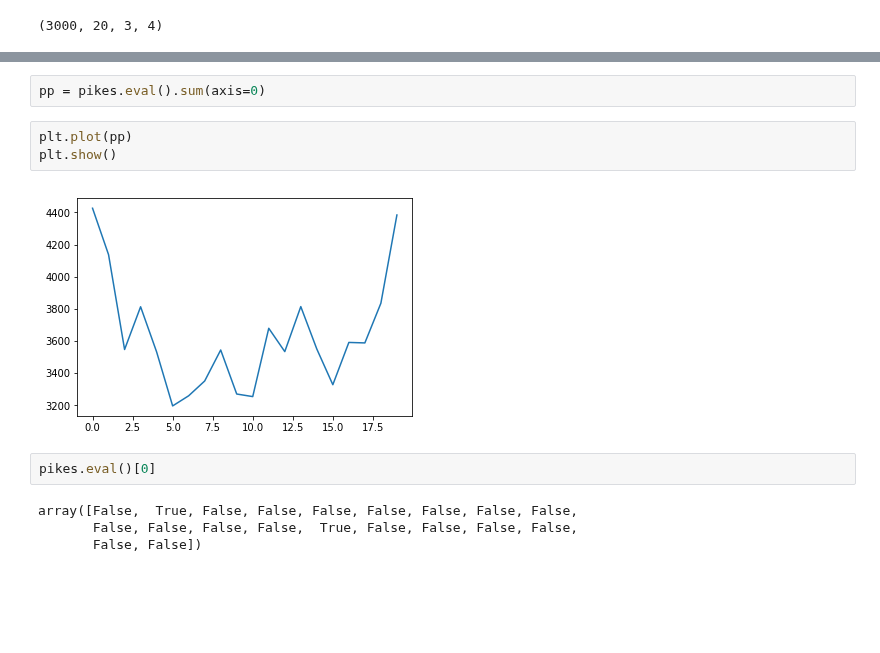
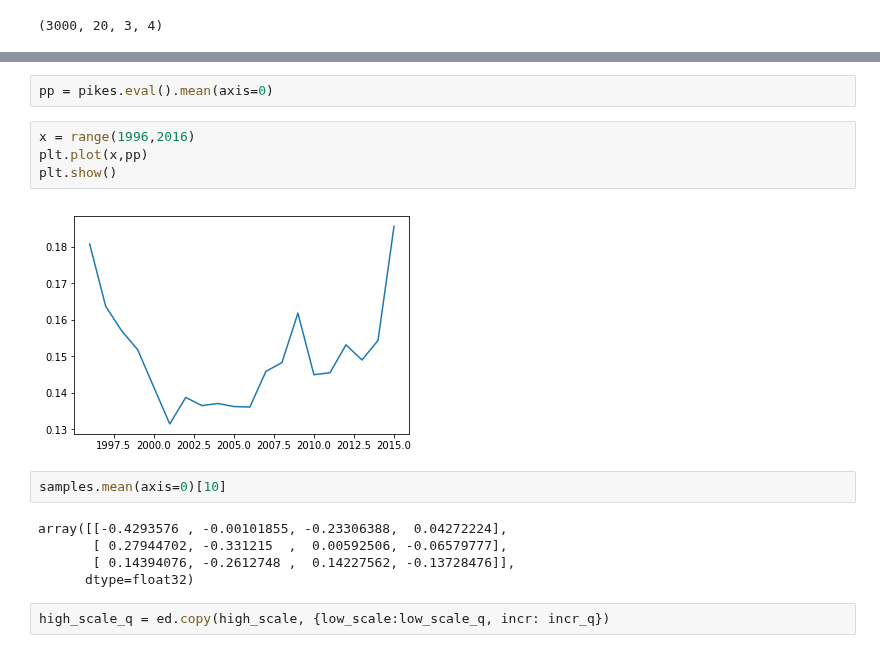
Before and after one commit to npetrenko/real_nvp, a Jupyter notebook: random_walk_no_cov_regr_mcmc-disc_perp.ipynb, the cells around one changed output, grey strips where cells are left out. Drawn from its saved outputs; the diff is of its cells as text; blank space fills up the shorter version.

```diff
--- a/random_walk_no_cov_regr_mcmc-disc_perp.ipynb
+++ b/random_walk_no_cov_regr_mcmc-disc_perp.ipynb
@@ -215,13 +214,17 @@ plt.show()
 # %%
-pp = pikes.eval().sum(axis=0)
+pp = pikes.eval().mean(axis=0)
 # %%
-plt.plot(pp)
+x = range(1996,2016)
+plt.plot(x,pp)
 plt.show()
 # %% [output]
-[figure, old version]
+[figure, new version]
-# %%
-pikes.eval()[0]
-# %% [output]
-array([False,  True, False, False, False, False, False, False, False,
-       False, False, False, False,  True, False, False, False, False,
-       False, False])
+# %%
+samples.mean(axis=0)[10]
+# %% [output]
+array([[-0.4293576 , -0.00101855, -0.23306388,  0.04272224],
+       [ 0.27944702, -0.331215  ,  0.00592506, -0.06579777],
+       [ 0.14394076, -0.2612748 ,  0.14227562, -0.13728476]],
+      dtype=float32)
+# %%
+high_scale_q = ed.copy(high_scale, {low_scale:low_scale_q, incr: incr_q})
```
Also changed, not shown: parts of 14 cells of this notebook.
